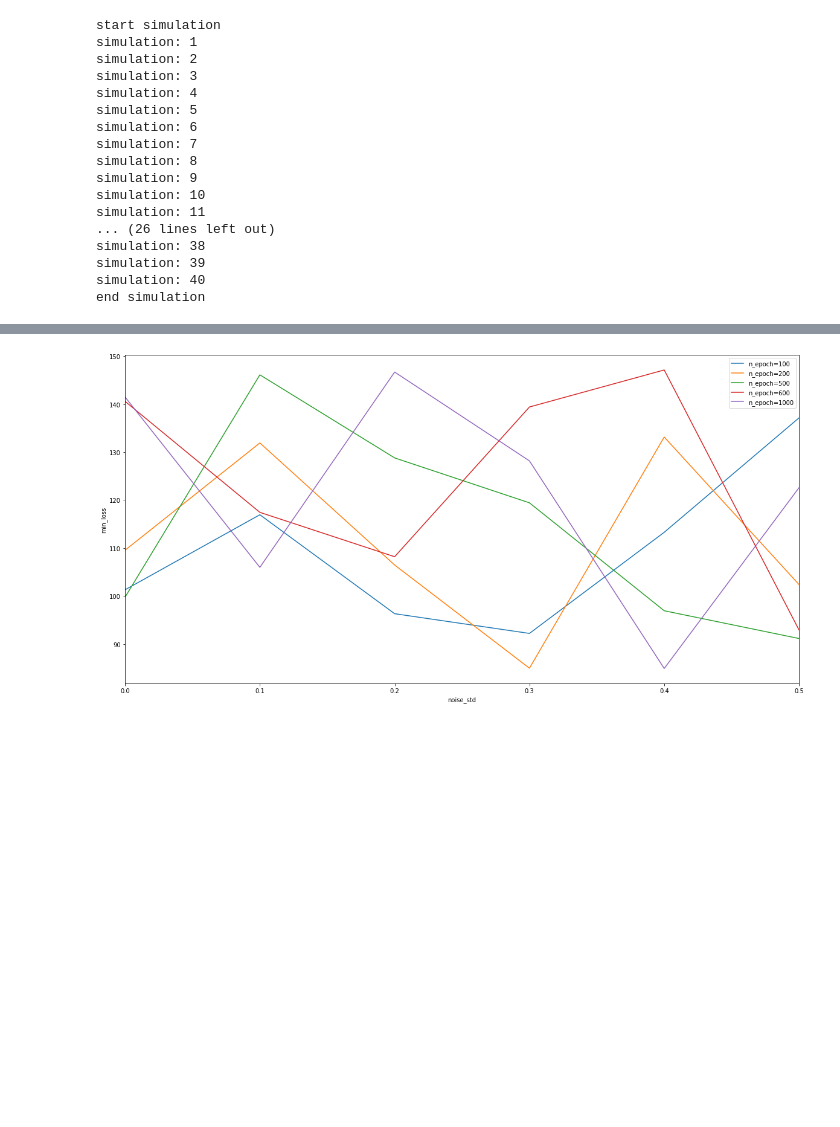
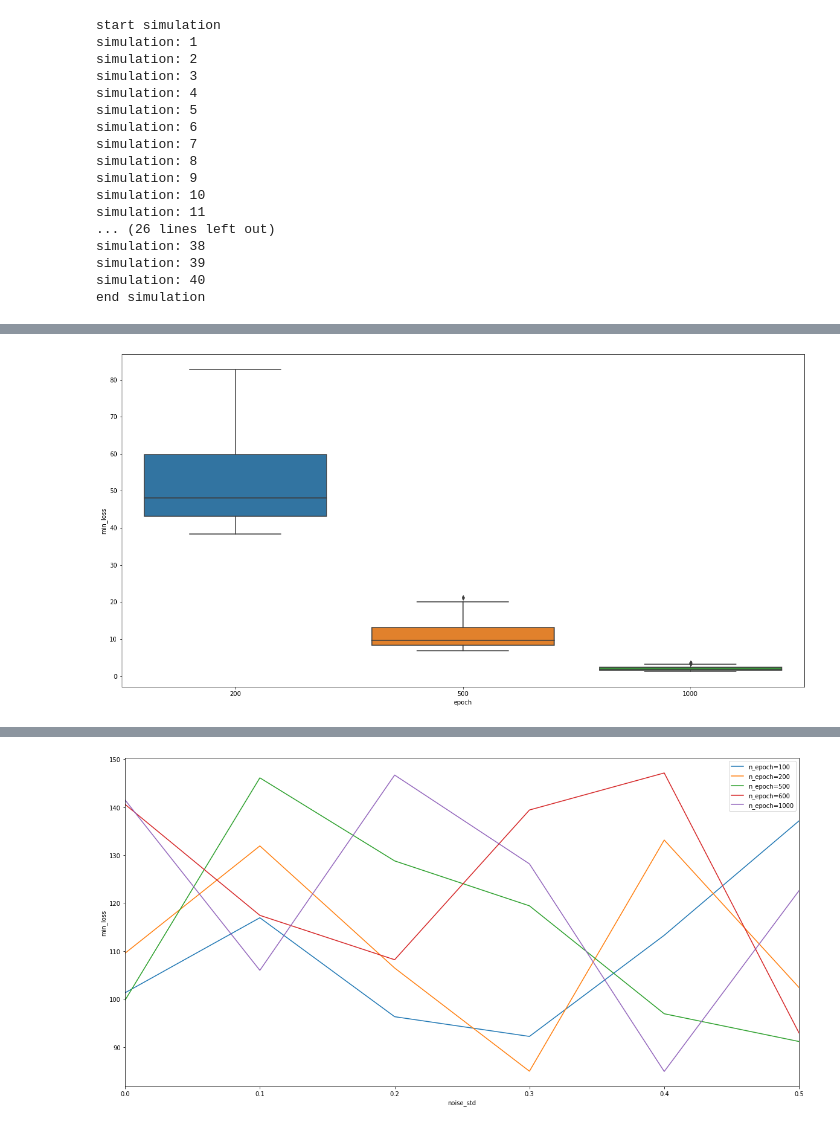
Before and after one commit to KennethThNg/Semester-project-dynamical-system-learning, a Jupyter notebook: NoiseODETestLayer.ipynb, the cells around one changed output, grey strips where cells are left out. Saved outputs shown, nothing was run; the diff lists cells and outputs as text; code cells hidden in the pictures; blank space fills up the shorter version.

```diff
--- a/NoiseODETestLayer.ipynb
+++ b/NoiseODETestLayer.ipynb
@@ -462,0 +430,6 @@ grid_val
+# %%
+data_epoch = grid_df[(grid_df['noise_std'] == 0.4)&(grid_df['batch'] == 10)]
+plt.figure(figsize=(20,10))
+ax = sns.boxplot(x="epoch", y="min_loss", data=data_epoch)
+# %% [output]
+[figure, added]
```
Also changed, not shown: parts of 15 cells of this notebook.
